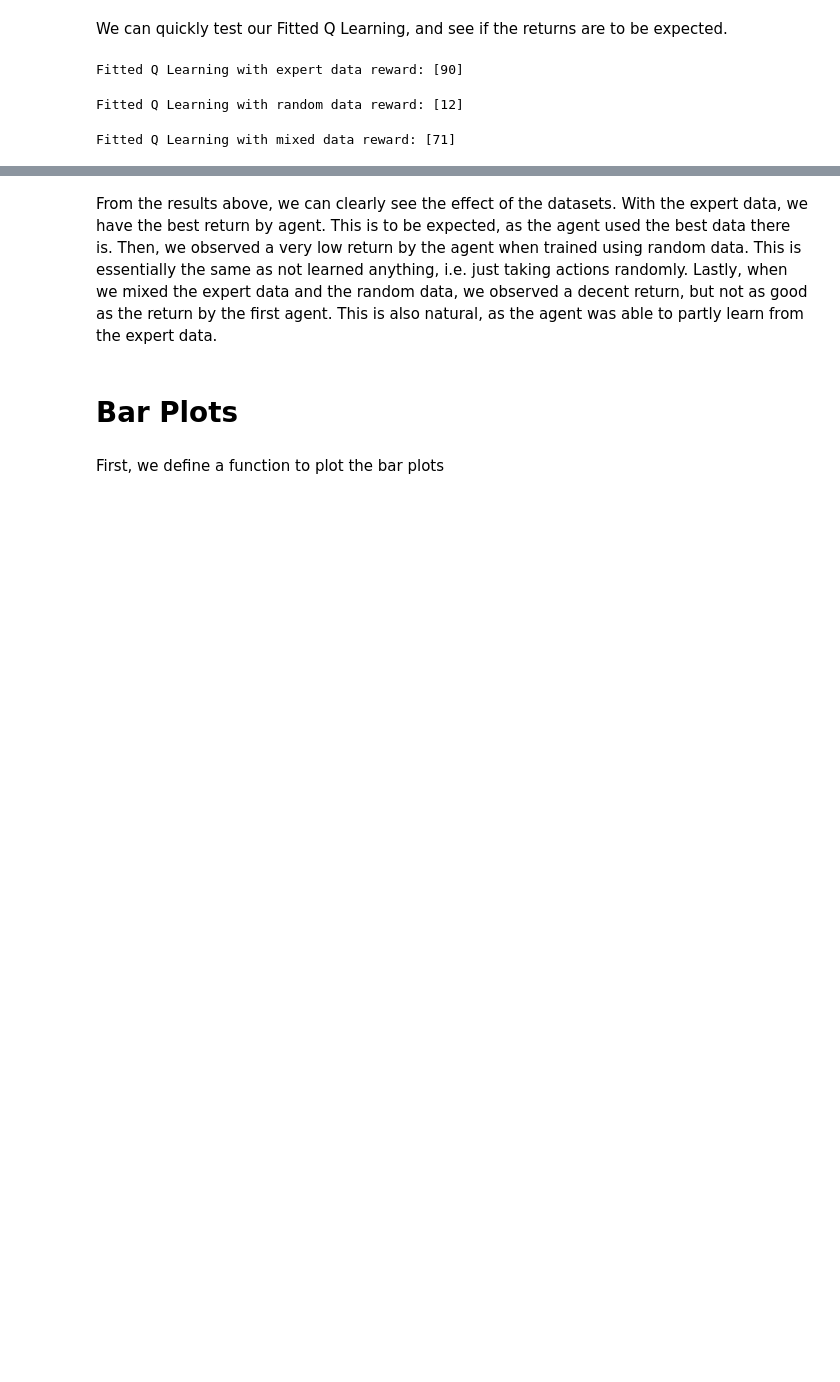
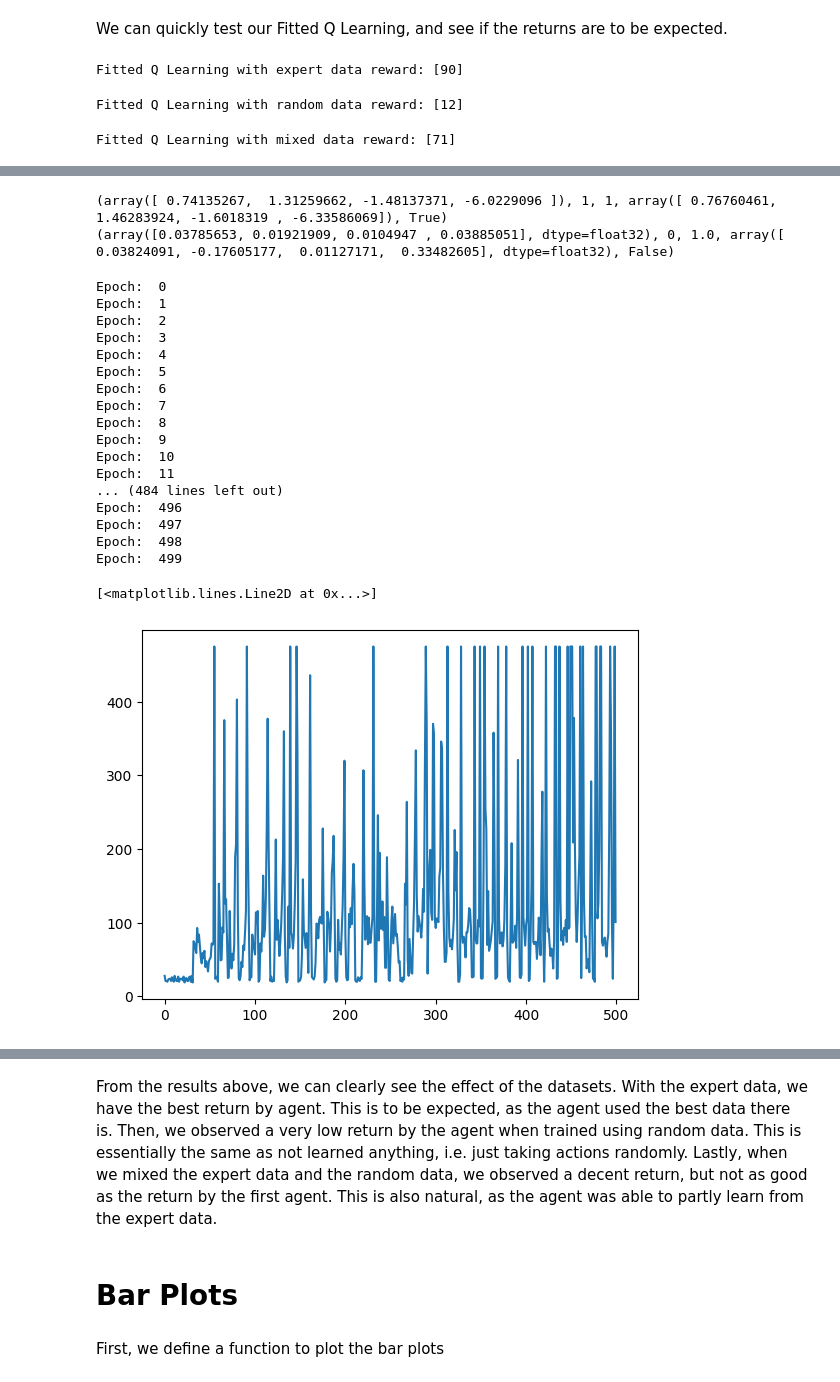
Before and after one commit to Ling01234/Offline-RL, a Jupyter notebook: assignment3_rl.ipynb, the cells around one changed output, grey strips where cells are left out. Drawn from its saved outputs; the diff is of its cells as text; code cells hidden in the pictures; blank space fills up the shorter version.

```diff
--- a/assignment3_rl.ipynb
+++ b/assignment3_rl.ipynb
@@ -580,0 +1059,80 @@ IndentationError: expected an indented block after function definition on line 4
+# %%
+train_env = CartPoleRegulatorEnv(mode="train")
+rollout, episode_cost = train_env.generate_rollout(
+    None, render=False
+)
+for i in rollout:
+    if i[-1]:
+        print(i)
+
+print(data_expert_undiscritized500[0])
+# %% [output]
+(array([ 0.74135267,  1.31259662, -1.48137371, -6.0229096 ]), 1, 1, array([ 0.76760461,  1.46283924, -1.6018319 , -6.33586069]), True)
+(array([0.03785653, 0.01921909, 0.0104947 , 0.03885051], dtype=float32), 0, 1.0, array([ 0.03824091, -0.17605177,  0.01127171,  0.33482605], dtype=float32), False)
+# %%
+train_env = CartPoleRegulatorEnv(mode="train")
+eval_env = CartPoleRegulatorEnv(mode="eval")
+
+nfq_net = NFQNetwork()
+optimizer = optim.Rprop(nfq_net.parameters())
+nfq_agent = NFQAgent(nfq_net, optimizer)
+
+all_rollouts = []
+total_cost = 0
+
+# for rollout in (data_expert_undiscritized500):
+#     # print(rollout)
+#     all_rollouts.append(rollout)
+
+# print(all_rollouts[0])
+# print(train_env.generate_rollout(None, render=False)[0][0])
+for _ in range(500):
+    rollout, episode_cost = train_env.generate_rollout(
+        None, render=False
+    )
+    all_rollouts.extend(rollout)
+    total_cost += episode_cost
+
+reward_values = []
+for epoch in range(500):
+    print("Epoch: ", epoch)
+    new_rollout, episode_cost = train_env.generate_rollout(
+        nfq_agent.get_best_action, render=False
+    )
+    all_rollouts.extend(new_rollout)
+    total_cost += episode_cost
+
+
+    state_action_b, target_q_values = nfq_agent.generate_pattern_set(all_rollouts)
+    loss = nfq_agent.train((state_action_b, target_q_values))
+    # print("Loss: ", loss)
+    eval_episode_length, eval_success, eval_episode_cost = nfq_agent.evaluate(
+            eval_env, False
+        )
+    r = min(475, eval_episode_length)
+    reward_values.append(r)
+
+# env = gym.make("CartPole-v1")
+# reward = nfq_agent.evaluate(env, False)
+# env.close()
+plt.plot(reward_values)
+# %% [output]
+Epoch:  0
+Epoch:  1
+Epoch:  2
+Epoch:  3
+Epoch:  4
+Epoch:  5
+Epoch:  6
+Epoch:  7
+Epoch:  8
+Epoch:  9
+Epoch:  10
+Epoch:  11
+... (484 lines left out)
+Epoch:  496
+Epoch:  497
+Epoch:  498
+Epoch:  499
+[<matplotlib.lines.Line2D at 0x...>]
+[figure, added]
```
Also changed, not shown: parts of 10 cells of this notebook.
